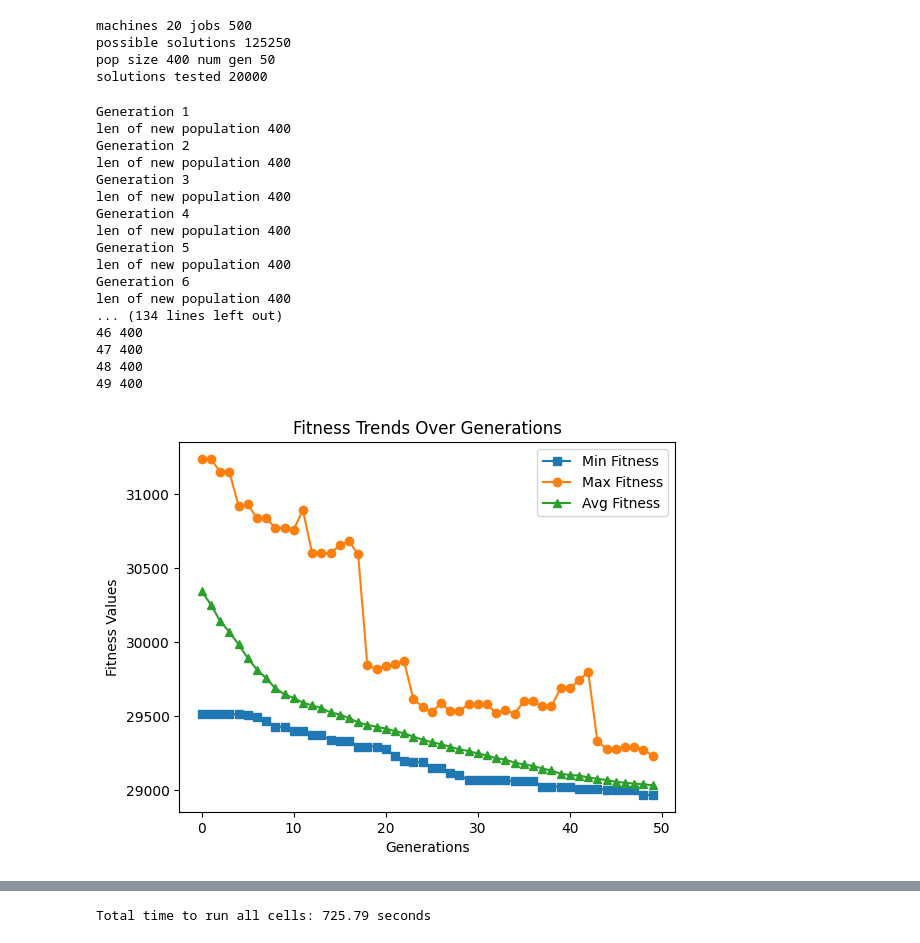
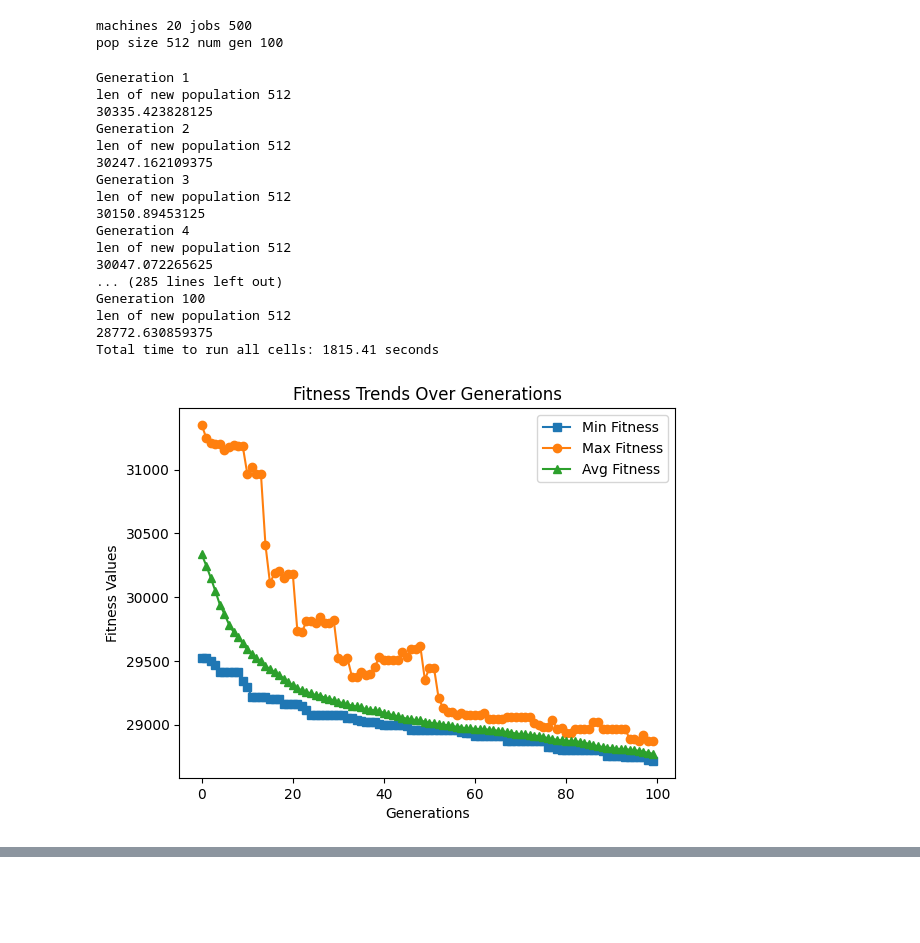
Before and after one commit to KochAnto/Optimization-and-Decision, a Jupyter notebook: GA implementation 500 jobs 20 machines.ipynb, the cells around one changed output, grey strips where cells are left out. Cells and saved outputs as stored; diff of their text form; code cells hidden in the pictures; blank space fills up the shorter version.

```diff
--- a/GA implementation 500 jobs 20 machines.ipynb
+++ b/GA implementation 500 jobs 20 machines.ipynb
@@ -212,7 +211,7 @@ def select_best_half_based_on_attributes(arrays, attributes):
         return best_quarter, best_three_quarter
 # %%
 # Steady-state genetic algorithm
-def genetic_algorithm(pop_size, num_generations):
+def genetic_algorithm(pop_size, num_generations, mutation_chance):
     population = initialize_population(pop_size)
     fitness_tuple = []
     # get a new population for each generation
@@ -234,7 +233,7 @@ def genetic_algorithm(pop_size, num_generations):
             new_population.append(child)
             # mutate new population
         for i in range(pop_size//8*3):
-            random_number = random.randint(0,99)
+            random_number = random.randint(0,mutation_chance)
             if random_number == 0:
                 new_population[i] = mutate(new_population[i])
         # clone: bring the best half of solutions into the next generation
@@ -243,8 +242,13 @@ def genetic_algorithm(pop_size, num_generations):
             new_population.append(cloned_population[i])
         population = new_population
         print('len of new population', len(population))
+        print(average(fitness_tuple[j]))
+        if 0 < average(fitness_tuple[j-1]) - average(fitness_tuple[j]) < 0.5 and j != 0:
+            print('no improvement in avg fitness evaluated, breaking at gen:', j+1)
+            num_generations=j
+            break
     best_individual = min(population, key=evaluate_fitness)
-    return best_individual, fitness_tuple
+    return best_individual, fitness_tuple,num_generations
 # %%
 def average(lst):
     return sum(lst) / len(lst)
@@ -264,67 +258,64 @@ proc_times = problem_import(2)
 num_machines = len(proc_times)
 num_jobs = len(proc_times[0])
 print('machines', num_machines,'jobs', num_jobs)
-num_possible_solutions = additive_factorial(num_jobs)
-print('possible solutions', num_possible_solutions)
 #variables to enter
-pop_size = int(8*num_jobs/10)
-num_generations = int(num_jobs/10)
+pop_size = 8*64
+num_generations = 100
 print('pop size', pop_size, 'num gen', num_generations)
-solutions_tested = pop_size * num_generations
-print('solutions tested', solutions_tested)
+mutation_chance = 149
 # %% [output]
 machines 20 jobs 500
-possible solutions 125250
-pop size 400 num gen 50
-solutions tested 20000
+pop size 512 num gen 100
 # %%
-
-best_solution, fitness = genetic_algorithm(pop_size, num_generations)
+start_time = time.time()
+best_solution, fitness, num_generations = genetic_algorithm(pop_size, num_generations, mutation_chance)
+end_time = time.time()
+total_time = end_time - start_time
+print(f"Total time to run all cells: {total_time:.2f} seconds")
 max_fitness = []
 min_fitness = []
 average_fitness = []
 for i in range(num_generations):
     max_fitness.append(max(fitness[i]))
     min_fitness.append(min(fitness[i]))
     average_fitness.append(average(fitness[i]))
-    print(i, len(fitness[i]))
 # Create x-axis values (generation numbers)
 generations = range(num_generations)
 
 # Plot the data
 plt.plot(generations, min_fitness, label='Min Fitness', marker='s')
 plt.plot(generations, max_fitness, label='Max Fitness', marker='o')
 plt.plot(generations, average_fitness, label='Avg Fitness', marker='^')
 # Add labels and title
 plt.xlabel('Generations')
 plt.ylabel('Fitness Values')
 plt.title('Fitness Trends Over Generations')
 plt.legend()
 # Show the plot
 plt.show()
 # Plot the data
 
 job_order=np.argmax(best_solution, 0)
 for i in range(len(job_order)):
     job_order[i] += 1
 print(f"Best job order: {job_order}")
 print(f"Makespan of the best job order found: {evaluate_fitness(best_solution)}")
 # %% [output]
 Generation 1
-len of new population 400
+len of new population 512
+30335.423828125
 Generation 2
-len of new population 400
+len of new population 512
+30247.162109375
 Generation 3
-len of new population 400
+len of new population 512
+30150.89453125
 Generation 4
-len of new population 400
-Generation 5
-len of new population 400
-Generation 6
-len of new population 400
-... (134 lines left out)
-46 400
-47 400
-48 400
-49 400
+len of new population 512
+30047.072265625
+... (285 lines left out)
+Generation 100
+len of new population 512
+28772.630859375
+Total time to run all cells: 1815.41 seconds
-[figure, old version]
+[figure, new version]
@@ -348,10 +339,3 @@ Makespan of the best job order found: 28968
-# %%
-# Record the end time
-end_time = time.time()
-total_time = end_time - start_time
-print(f"Total time to run all cells: {total_time:.2f} seconds")
-# %% [output]
-Total time to run all cells: 725.79 seconds
 # %%
 def gantt_plotting(sorted_processing_times):
     color_palette = ['aliceblue', 'antiquewhite', 'aqua', 'aquamarine', 'azure', 'beige', 'bisque', 'black',
```
Also changed, not shown: parts of 4 cells of this notebook, 1 other file.
